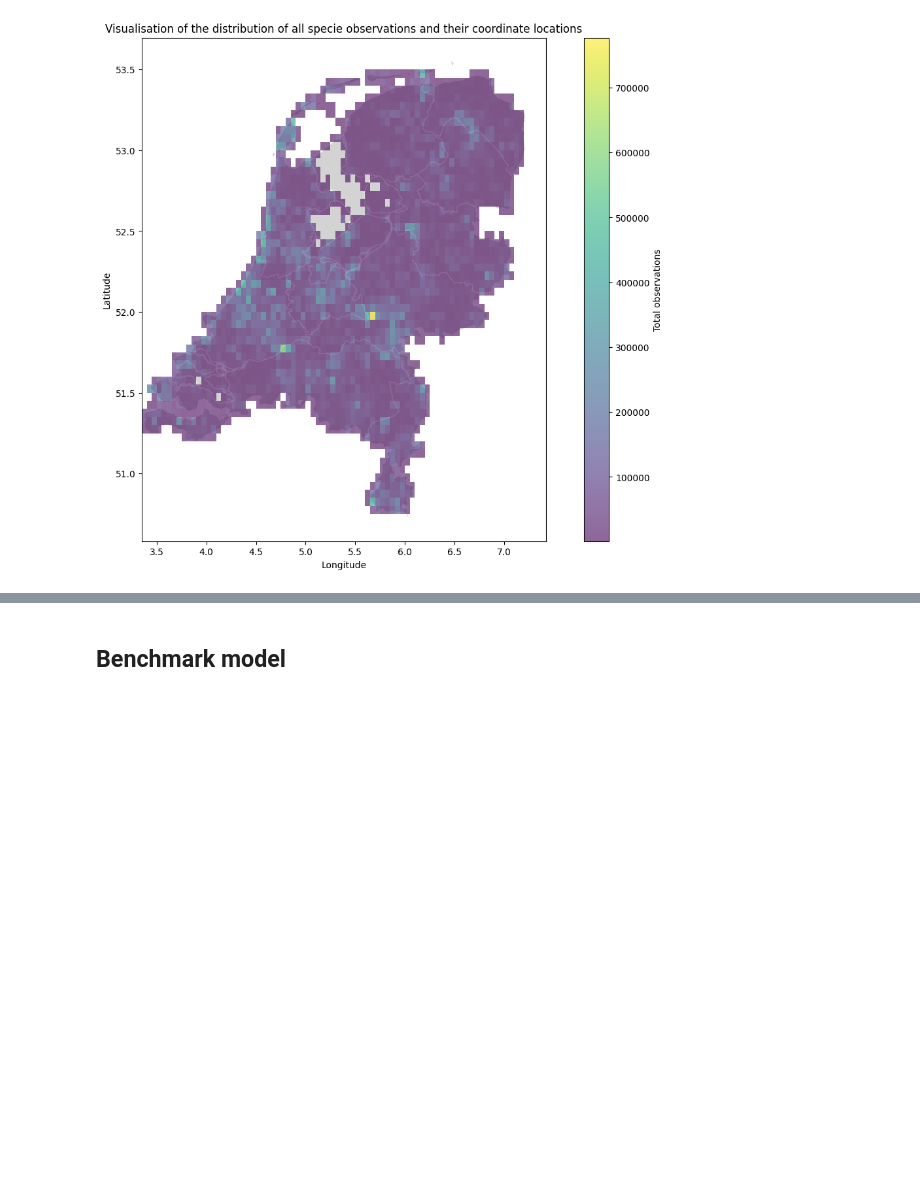
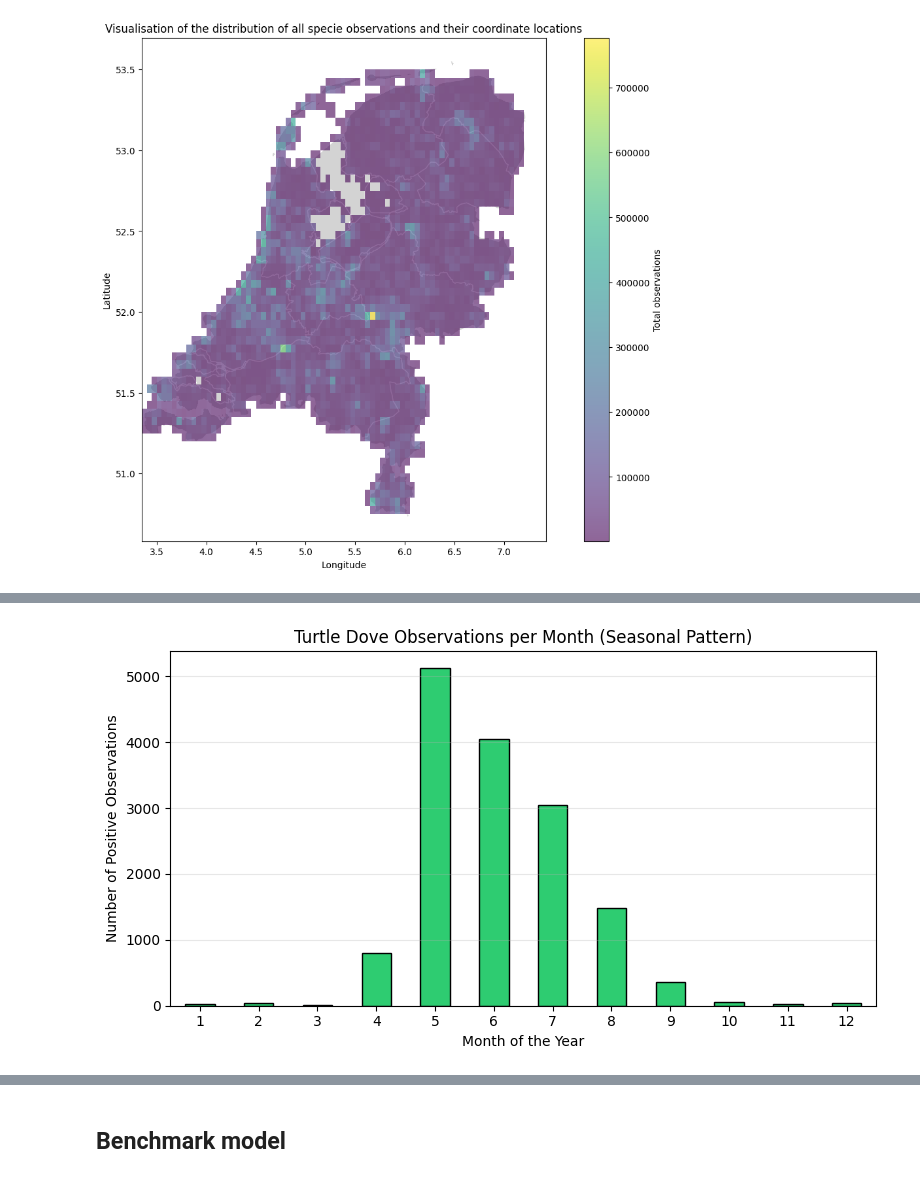
Before and after one commit to Lars399/DSAI-project-, a Jupyter notebook: Main_notebook.ipynb, the cells around one changed output, grey strips where cells are left out. Cells and saved outputs as stored; diff of their text form; code cells hidden in the pictures; blank space fills up the shorter version.

```diff
--- a/Main_notebook.ipynb
+++ b/Main_notebook.ipynb
@@ -244,0 +258,27 @@ show_distribution_map(merged_df, nl_layer)
+# %%
+# Bar Chart: Number of Bird Presences Per Month
+
+# Filter dataset to only include rows where the bird was actually seen (presence == 1)
+presence_only_df = merged_df[merged_df['presence'] == 1]
+
+# Check if 'month' column exists before plotting
+if 'month' in merged_df.columns:
+    # Count observations per month and sort chronologically
+    monthly_observations = presence_only_df['month'].value_counts().sort_index()
+
+    # Plot seasonal distribution
+    fig, ax = plt.subplots(figsize=(8, 4.5))
+    monthly_observations.plot(kind='bar', color='#2ecc71', edgecolor='black', ax=ax)
+
+    ax.set_title('Turtle Dove Observations per Month (Seasonal Pattern)')
+    ax.set_xlabel('Month of the Year')
+    ax.set_ylabel('Number of Positive Observations')
+    ax.grid(axis='y', alpha=0.3)
+    plt.xticks(rotation=0)
+
+    plt.tight_layout()
+    plt.show()
+else:
+    print("Warning: 'month' not found.")
+# %% [output]
+[figure, added]
```
Also changed, not shown: parts of 9 cells of this notebook.
